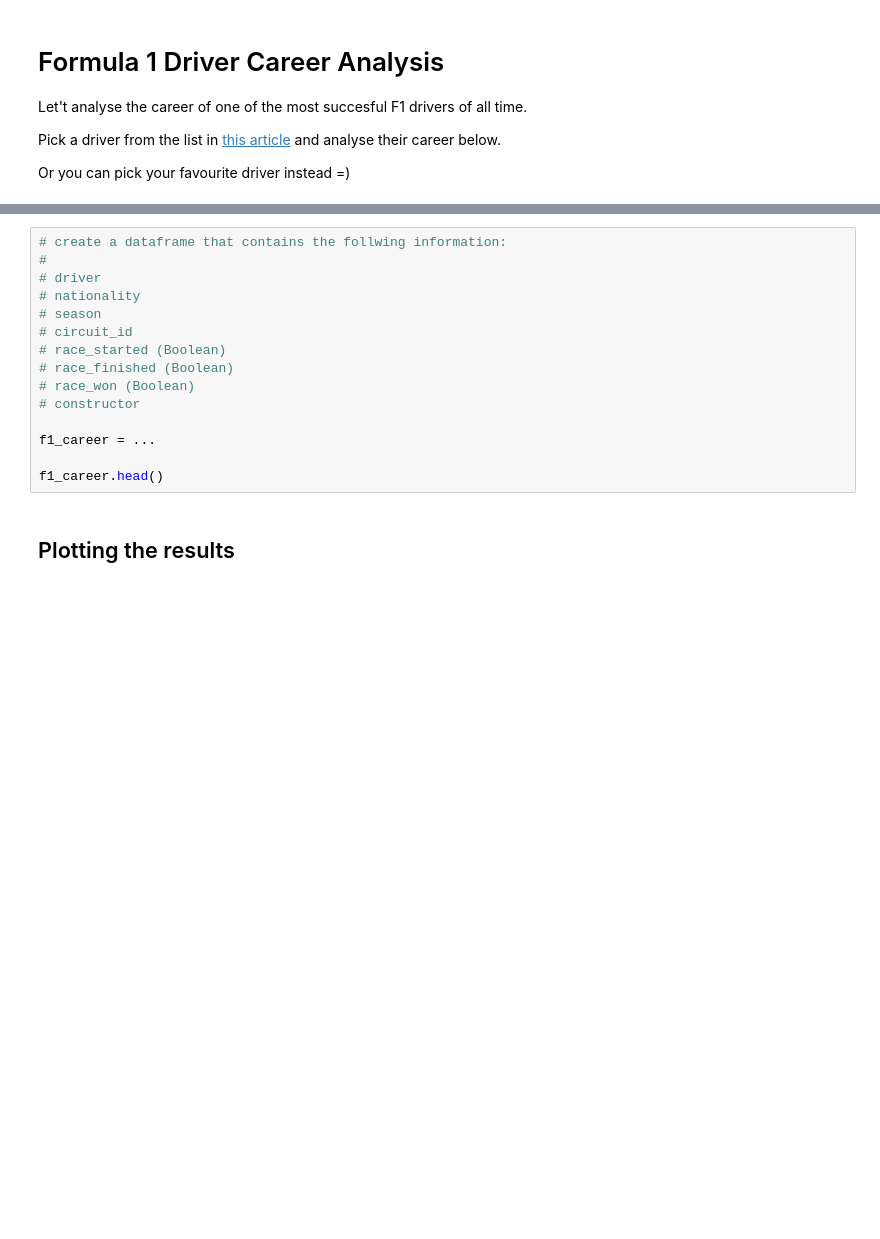
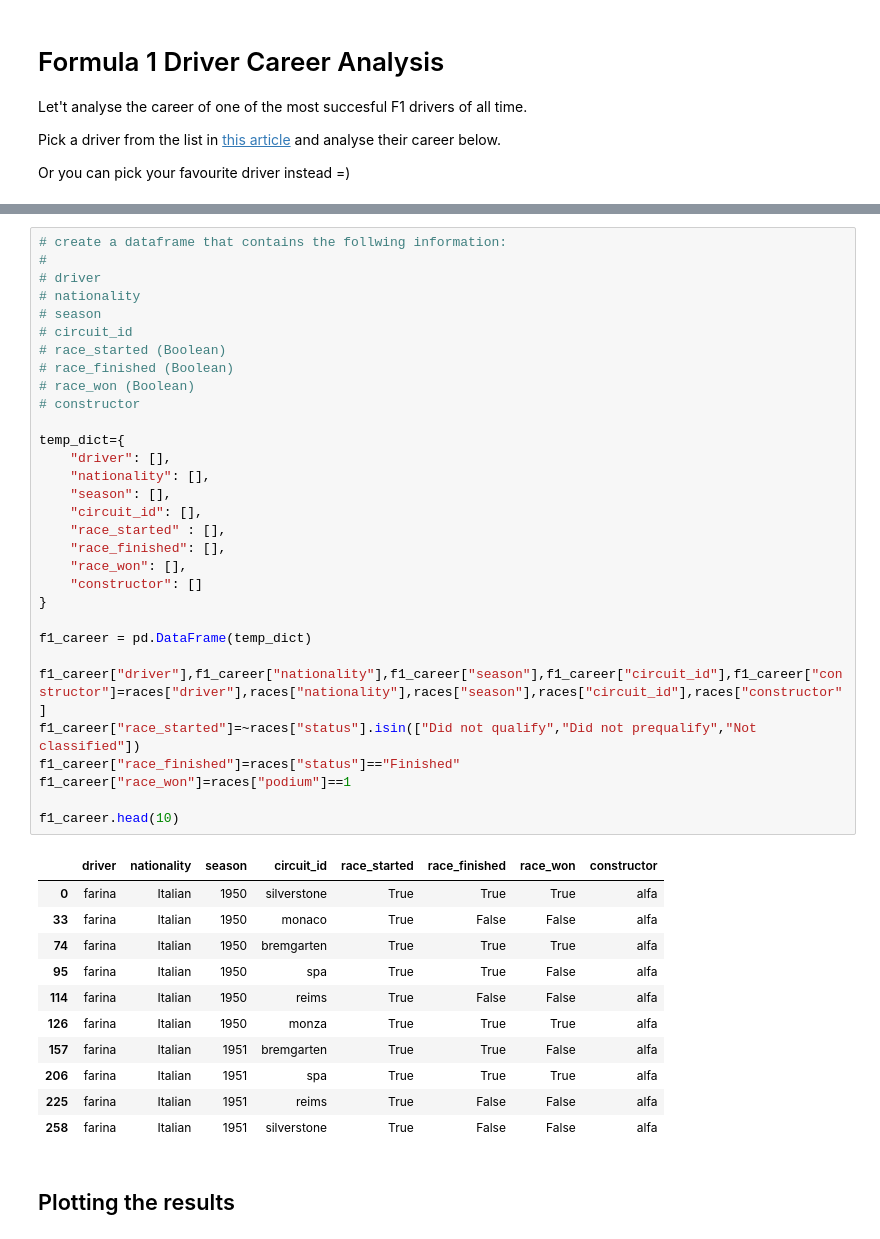
Before and after one commit to GeorgeVargas96/bootcampGeorge, a Jupyter notebook: 2022/python_workshop/notebooks/08_pandas.ipynb, the cells around one changed output, grey strips where cells are left out. Drawn from its saved outputs; the diff is of its cells as text; blank space fills up the shorter version.

```diff
--- a/2022/python_workshop/notebooks/08_pandas.ipynb
+++ b/2022/python_workshop/notebooks/08_pandas.ipynb
@@ -809,18 +881,46 @@ print(f"{driver} has won {races_won} races")
 # %%
 # create a dataframe that contains the follwing information:
 #
 # driver
 # nationality
 # season
 # circuit_id
 # race_started (Boolean)
 # race_finished (Boolean)
 # race_won (Boolean)
 # constructor
 
-f1_career = ...
+temp_dict={
+    "driver": [],
+    "nationality": [],
+    "season": [],
+    "circuit_id": [],
+    "race_started" : [],
+    "race_finished": [],
+    "race_won": [],
+    "constructor": []
+}
 
-f1_career.head()
+f1_career = pd.DataFrame(temp_dict)
+
+f1_career["driver"],f1_career["nationality"],f1_career["season"],f1_career["circuit_id"],f1_career["constructor"]=races["driver"],races["nationality"],races["season"],races["circuit_id"],races["constructor"]
+f1_career["race_started"]=~races["status"].isin(["Did not qualify","Did not prequalify","Not classified"])
+f1_career["race_finished"]=races["status"]=="Finished"
+f1_career["race_won"]=races["podium"]==1
+
+f1_career.head(10)
+# %% [output]
+|  | driver | nationality | season | circuit_id | race_started | race_finished | race_won | constructor |
+| 0 | farina | Italian | 1950 | silverstone | True | True | True | alfa |
+| 33 | farina | Italian | 1950 | monaco | True | False | False | alfa |
+| 74 | farina | Italian | 1950 | bremgarten | True | True | True | alfa |
+| 95 | farina | Italian | 1950 | spa | True | True | False | alfa |
+| 114 | farina | Italian | 1950 | reims | True | False | False | alfa |
+| 126 | farina | Italian | 1950 | monza | True | True | True | alfa |
+| 157 | farina | Italian | 1951 | bremgarten | True | True | False | alfa |
+| 206 | farina | Italian | 1951 | spa | True | True | True | alfa |
+| 225 | farina | Italian | 1951 | reims | True | False | False | alfa |
+| 258 | farina | Italian | 1951 | silverstone | True | False | False | alfa |
 # %% [markdown]
 ## Plotting the results
 # %%
```
Also changed, not shown: parts of 14 cells of this notebook.
